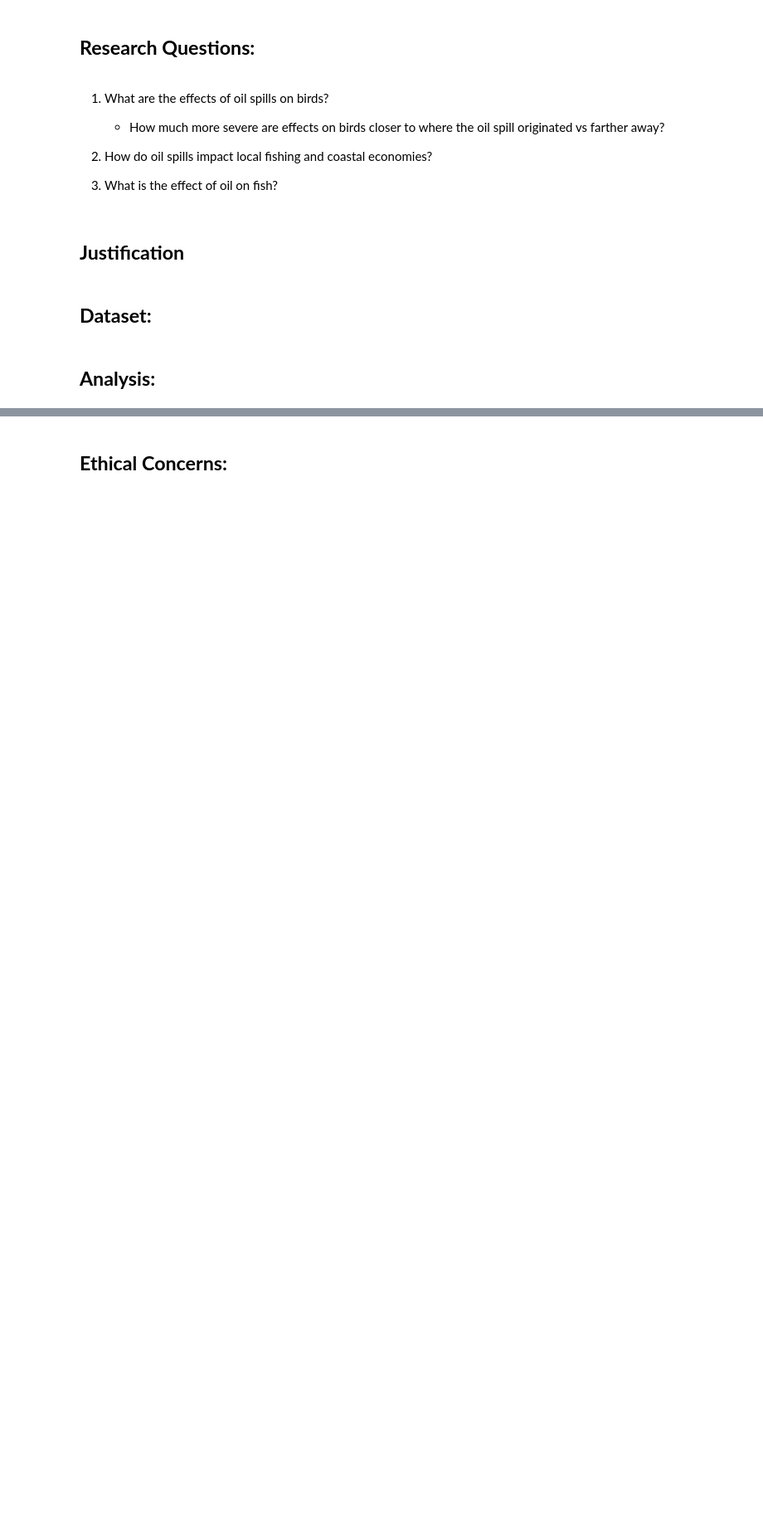
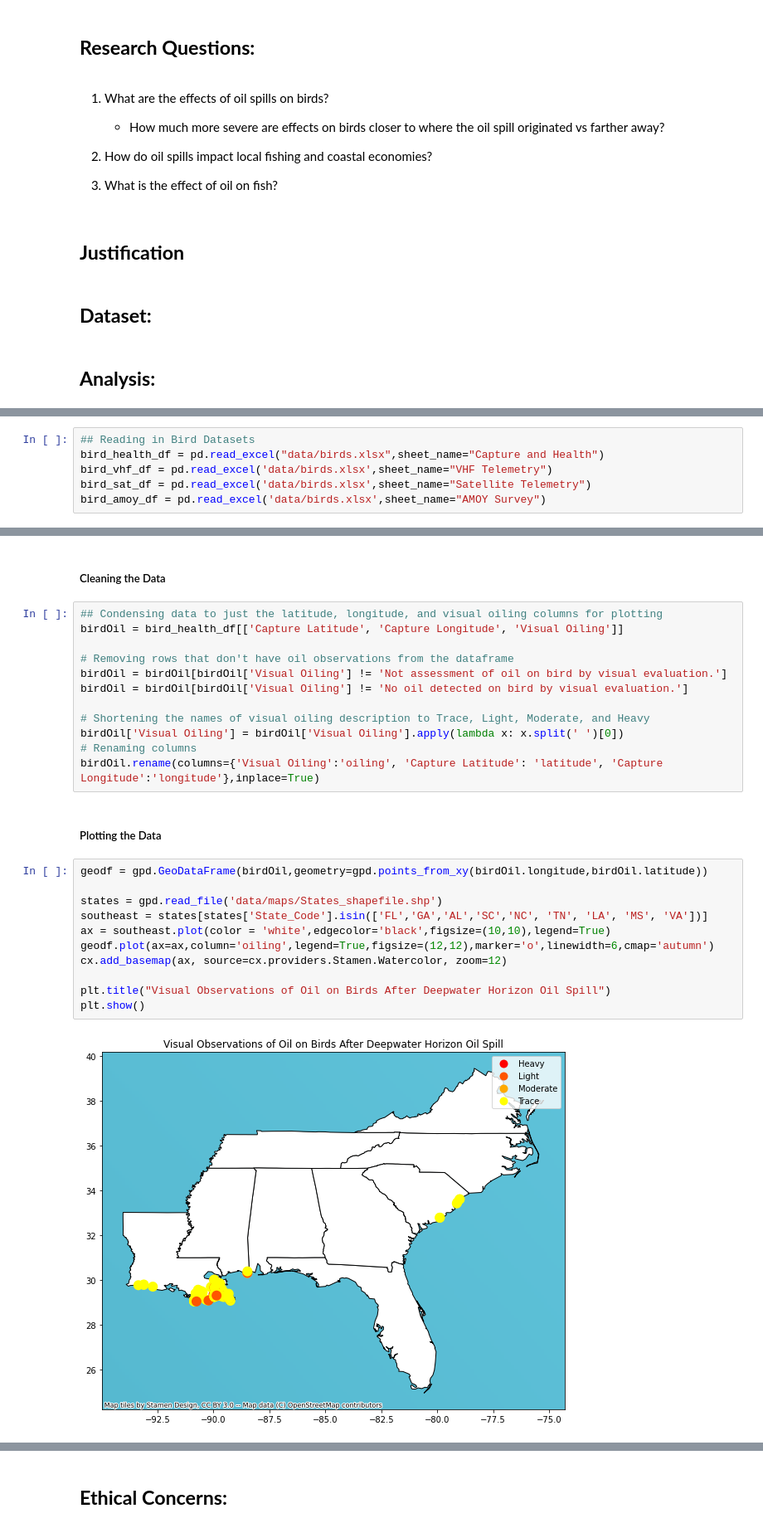
Before and after one commit to gbugieda/final-367-datascience, a Jupyter notebook: Final.ipynb, the cells around one changed output, grey strips where cells are left out. Shown: that part at 83% size. Drawn from its saved outputs; the diff is of its cells as text; blank space fills up the shorter version.

Commit message:
progress on bird dataset

```diff
--- a/Final.ipynb
+++ b/Final.ipynb
@@ -27,0 +39,6 @@ One of the most devastating and infamous oil spills in recent history was the 20
+# %%
+## Reading in Bird Datasets
+bird_health_df = pd.read_excel("data/birds.xlsx",sheet_name="Capture and Health")
+bird_vhf_df = pd.read_excel('data/birds.xlsx',sheet_name="VHF Telemetry")
+bird_sat_df = pd.read_excel('data/birds.xlsx',sheet_name="Satellite Telemetry")
+bird_amoy_df = pd.read_excel('data/birds.xlsx',sheet_name="AMOY Survey")
@@ -27,0 +56,29 @@ One of the most devastating and infamous oil spills in recent history was the 20
+# %% [markdown]
+##### Cleaning the Data
+# %%
+## Condensing data to just the latitude, longitude, and visual oiling columns for plotting
+birdOil = bird_health_df[['Capture Latitude', 'Capture Longitude', 'Visual Oiling']]
+
+# Removing rows that don't have oil observations from the dataframe
+birdOil = birdOil[birdOil['Visual Oiling'] != 'Not assessment of oil on bird by visual evaluation.']
+birdOil = birdOil[birdOil['Visual Oiling'] != 'No oil detected on bird by visual evaluation.']
+
+# Shortening the names of visual oiling description to Trace, Light, Moderate, and Heavy
+birdOil['Visual Oiling'] = birdOil['Visual Oiling'].apply(lambda x: x.split(' ')[0])
+# Renaming columns
+birdOil.rename(columns={'Visual Oiling':'oiling', 'Capture Latitude': 'latitude', 'Capture Longitude':'longitude'},inplace=True)
+# %% [markdown]
+##### Plotting the Data
+# %%
+geodf = gpd.GeoDataFrame(birdOil,geometry=gpd.points_from_xy(birdOil.longitude,birdOil.latitude))
+
+states = gpd.read_file('data/maps/States_shapefile.shp')
+southeast = states[states['State_Code'].isin(['FL','GA','AL','SC','NC', 'TN', 'LA', 'MS', 'VA'])]
+ax = southeast.plot(color = 'white',edgecolor='black',figsize=(10,10),legend=True)
+geodf.plot(ax=ax,column='oiling',legend=True,figsize=(12,12),marker='o',linewidth=6,cmap='autumn')
+cx.add_basemap(ax, source=cx.providers.Stamen.Watercolor, zoom=12)
+
+plt.title("Visual Observations of Oil on Birds After Deepwater Horizon Oil Spill")
+plt.show()
+# %% [output]
+[figure, added]
```
Also changed, not shown: parts of 5 cells of this notebook, 1 other file.
